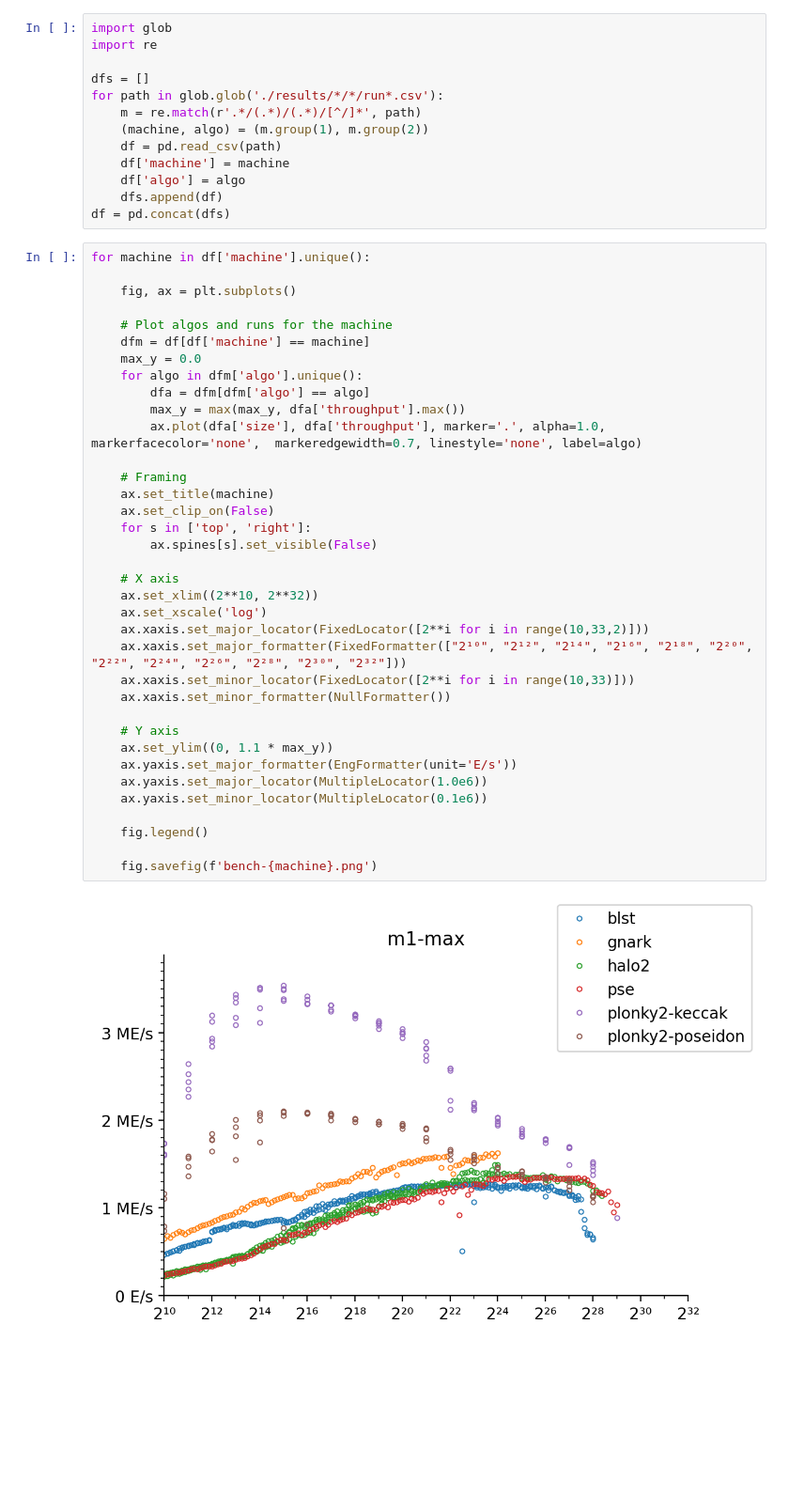
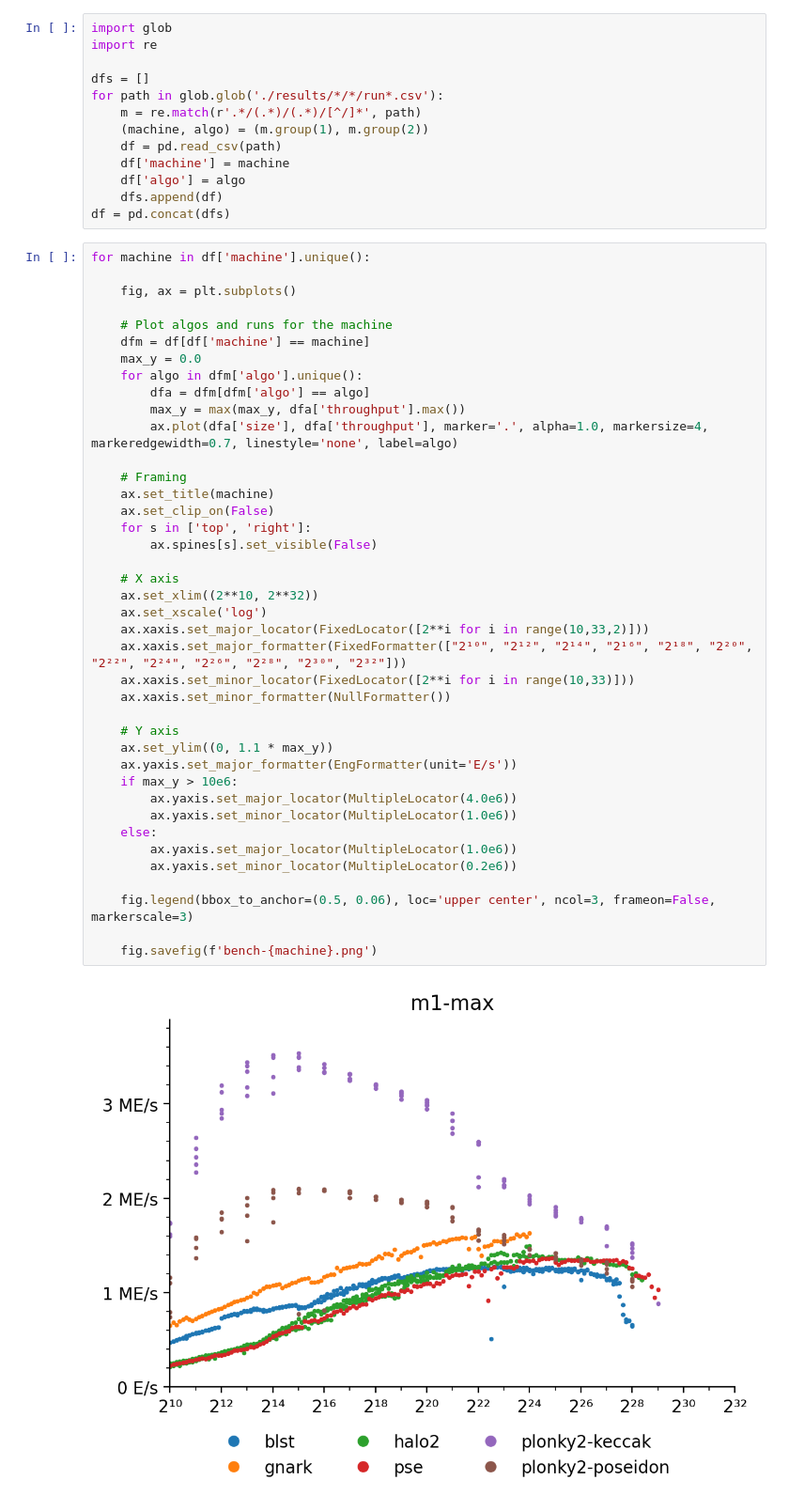
Before and after one commit to recmo/pc-bench, a Jupyter notebook: analysis.ipynb, the cells around one changed output. Shown: that part at 94% size. Drawn from its saved outputs; the diff is of its cells as text; blank space fills up the shorter version.

```diff
--- a/analysis.ipynb
+++ b/analysis.ipynb
@@ -46,35 +46,39 @@ for machine in df['machine'].unique():
     fig, ax = plt.subplots()
 
     # Plot algos and runs for the machine
     dfm = df[df['machine'] == machine]
     max_y = 0.0
     for algo in dfm['algo'].unique():
         dfa = dfm[dfm['algo'] == algo]
         max_y = max(max_y, dfa['throughput'].max())
-        ax.plot(dfa['size'], dfa['throughput'], marker='.', alpha=1.0, markerfacecolor='none',  markeredgewidth=0.7, linestyle='none', label=algo)
+        ax.plot(dfa['size'], dfa['throughput'], marker='.', alpha=1.0, markersize=4, markeredgewidth=0.7, linestyle='none', label=algo)
 
     # Framing
     ax.set_title(machine)
     ax.set_clip_on(False)
     for s in ['top', 'right']:
         ax.spines[s].set_visible(False)
 
     # X axis
     ax.set_xlim((2**10, 2**32))
     ax.set_xscale('log')
     ax.xaxis.set_major_locator(FixedLocator([2**i for i in range(10,33,2)]))
     ax.xaxis.set_major_formatter(FixedFormatter(["2¹⁰", "2¹²", "2¹⁴", "2¹⁶", "2¹⁸", "2²⁰", "2²²", "2²⁴", "2²⁶", "2²⁸", "2³⁰", "2³²"]))
     ax.xaxis.set_minor_locator(FixedLocator([2**i for i in range(10,33)]))
     ax.xaxis.set_minor_formatter(NullFormatter())
 
     # Y axis
     ax.set_ylim((0, 1.1 * max_y))
     ax.yaxis.set_major_formatter(EngFormatter(unit='E/s'))
-    ax.yaxis.set_major_locator(MultipleLocator(1.0e6))
-    ax.yaxis.set_minor_locator(MultipleLocator(0.1e6))
+    if max_y > 10e6:
+        ax.yaxis.set_major_locator(MultipleLocator(4.0e6))
+        ax.yaxis.set_minor_locator(MultipleLocator(1.0e6))
+    else:
+        ax.yaxis.set_major_locator(MultipleLocator(1.0e6))
+        ax.yaxis.set_minor_locator(MultipleLocator(0.2e6))
 
-    fig.legend()
+    fig.legend(bbox_to_anchor=(0.5, 0.06), loc='upper center', ncol=3, frameon=False, markerscale=3)
 
     fig.savefig(f'bench-{machine}.png')
 # %% [output]
-[figure, old version]
+[figure, new version]
```
Also changed, not shown: parts of 1 cell of this notebook, 28 other files.
